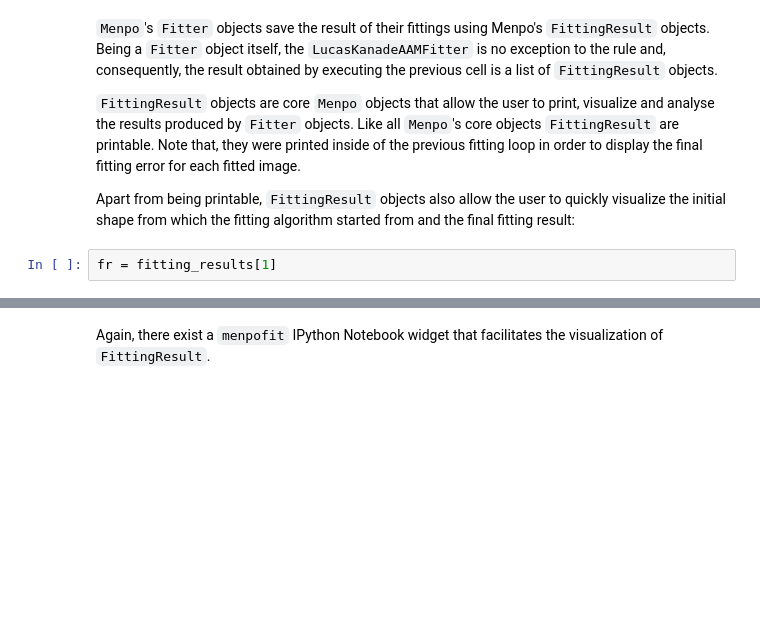
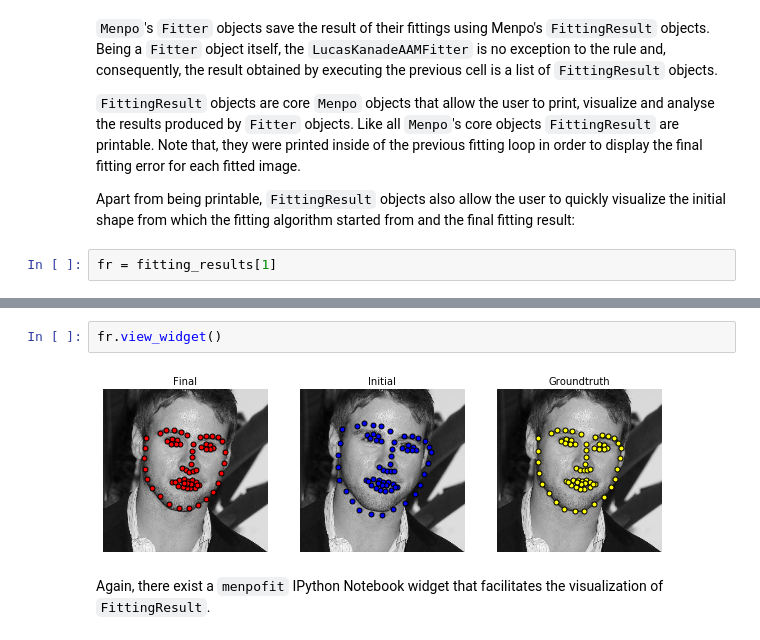
Before and after one commit to menpo/menpofit-notebooks, a Jupyter notebook: notebooks/DeformableModels/ActiveAppearanceModel/AAMs Basics.ipynb, the cells around one changed output, grey strips where cells are left out. Drawn from its saved outputs; the diff is of its cells as text; blank space fills up the shorter version.

```diff
--- a/notebooks/DeformableModels/ActiveAppearanceModel/AAMs Basics.ipynb
+++ b/notebooks/DeformableModels/ActiveAppearanceModel/AAMs Basics.ipynb
@@ -230,3 +234,7 @@ fr.fitted_image.view_landmarks(new_figure=True, group='ground')
+# %%
+fr.view_widget()
+# %% [output]
+[figure, added]
 # %% [markdown]
 Again, there exist a `menpofit` IPython Notebook widget that facilitates the visualization of `FittingResult`.
 # %%
```
Also changed, not shown: parts of 12 cells of this notebook.
